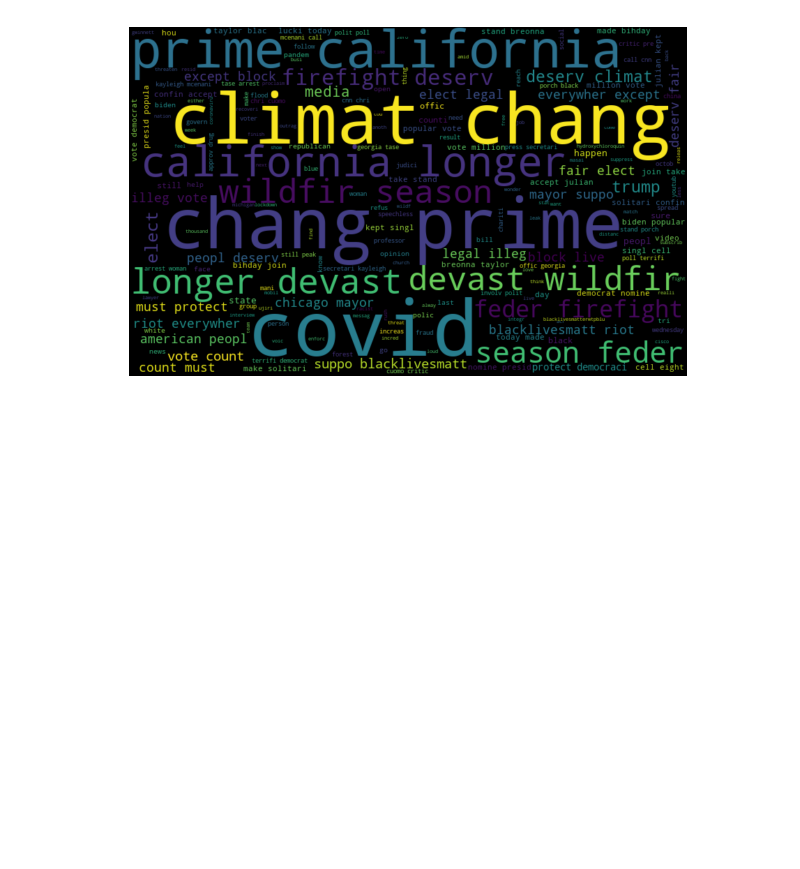
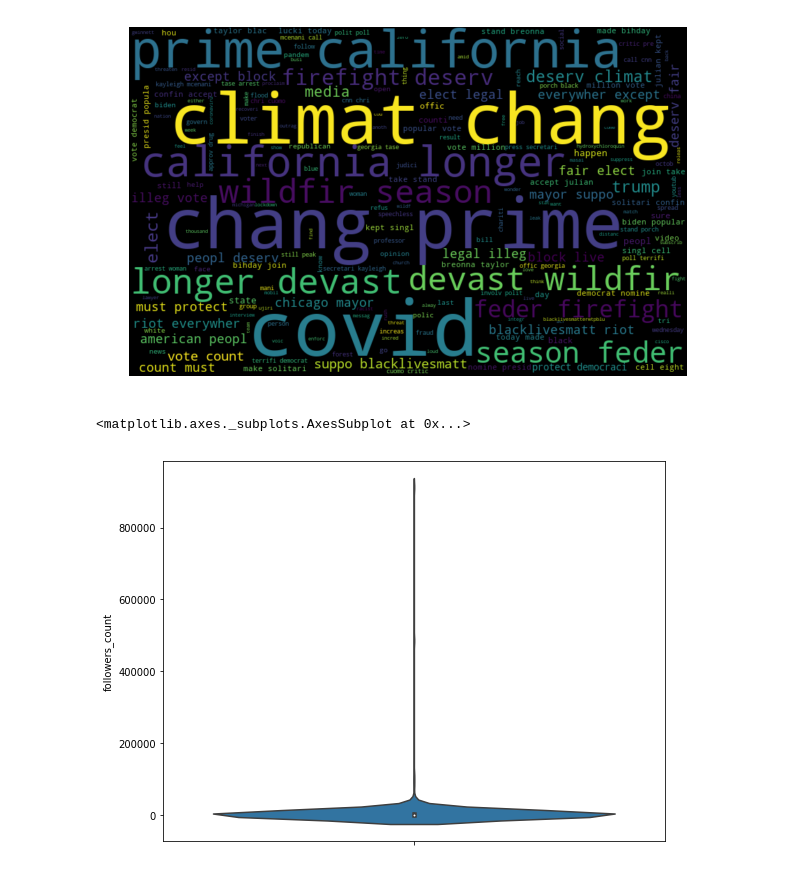
Before and after one commit to revanth802/CMPE-255-FA2020-Team6, a Jupyter notebook: Notebook.ipynb, the cells around one changed output. Cells and saved outputs as stored; diff of their text form; code cells hidden in the pictures; blank space fills up the shorter version.

Commit message:
violin plots added

```diff
--- a/Notebook.ipynb
+++ b/Notebook.ipynb
@@ -254,3 +254,13 @@ text_blob_visualization(precovid_cleaned_df)
 text_blob_visualization(covid_timeline_cleaned_df)
 # %% [output]
 [figure]
+# %%
+from matplotlib import pyplot
+
+import seaborn as sns
+
+fig, ax = pyplot.subplots(figsize =(9, 7))
+sns.violinplot( ax = ax, y = precovid_cleaned_df["followers_count"] )
+# %% [output]
+<matplotlib.axes._subplots.AxesSubplot at 0x...>
+[figure, added]
```
Also changed, not shown: parts of 1 cell of this notebook.
